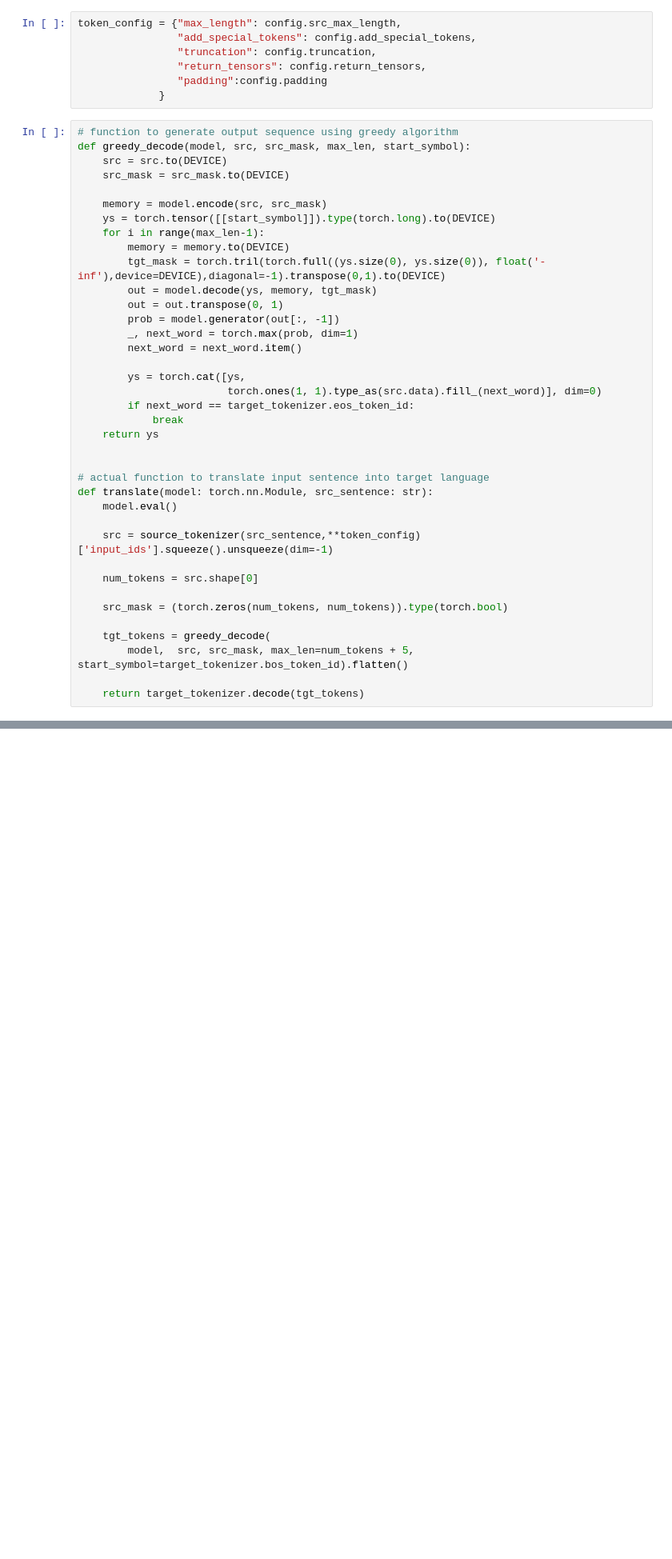
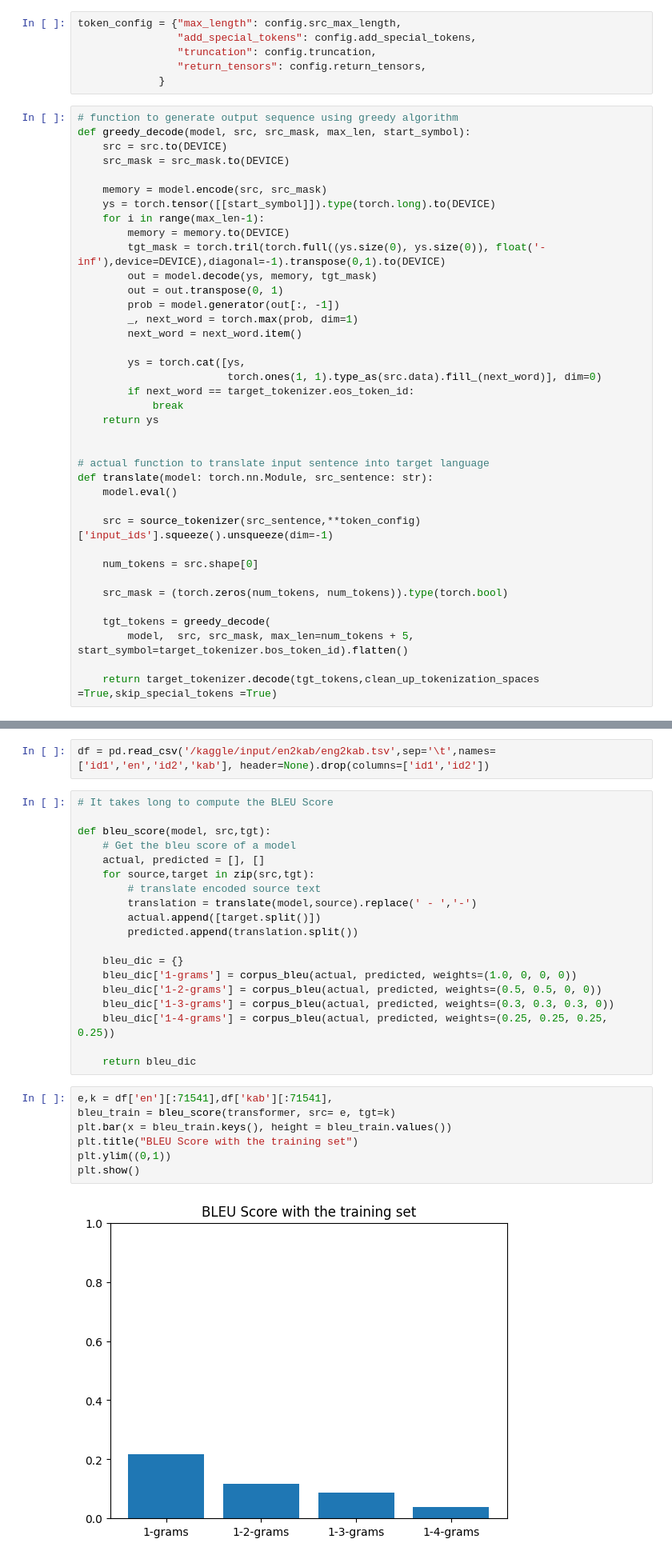
Before and after one commit to MostHumble/EN2KAB, a Jupyter notebook: models/VanillaTransformer.ipynb, the cells around one changed output, grey strips where cells are left out. Shown at 80% size. Drawn from its saved outputs; the diff is of its cells as text; blank space fills up the shorter version.

```diff
--- a/models/VanillaTransformer.ipynb
+++ b/models/VanillaTransformer.ipynb
@@ -321,7 +319,6 @@ token_config = {"max_length": config.src_max_length,
                 "add_special_tokens": config.add_special_tokens,
                 "truncation": config.truncation,
                 "return_tensors": config.return_tensors,
-                "padding":config.padding
              }
 # %%
 # function to generate output sequence using greedy algorithm
@@ -360,4 +357,4 @@ def translate(model: torch.nn.Module, src_sentence: str):
     tgt_tokens = greedy_decode(
         model,  src, src_mask, max_len=num_tokens + 5, start_symbol=target_tokenizer.bos_token_id).flatten()
 
-    return target_tokenizer.decode(tgt_tokens)
+    return target_tokenizer.decode(tgt_tokens,clean_up_tokenization_spaces =True,skip_special_tokens =True)
@@ -428,0 +426,30 @@ Azul, d acu i yi-d-yewwin ɣer yiri n yimi-sen, tzemreḍ ad d-taweḍ
+# %%
+df = pd.read_csv('/kaggle/input/en2kab/eng2kab.tsv',sep='\t',names=['id1','en','id2','kab'], header=None).drop(columns=['id1','id2'])
+# %%
+# It takes long to compute the BLEU Score
+
+def bleu_score(model, src,tgt):
+    # Get the bleu score of a model
+    actual, predicted = [], []
+    for source,target in zip(src,tgt):
+        # translate encoded source text
+        translation = translate(model,source).replace(' - ','-')
+        actual.append([target.split()])
+        predicted.append(translation.split())
+
+    bleu_dic = {}
+    bleu_dic['1-grams'] = corpus_bleu(actual, predicted, weights=(1.0, 0, 0, 0))
+    bleu_dic['1-2-grams'] = corpus_bleu(actual, predicted, weights=(0.5, 0.5, 0, 0))
+    bleu_dic['1-3-grams'] = corpus_bleu(actual, predicted, weights=(0.3, 0.3, 0.3, 0))
+    bleu_dic['1-4-grams'] = corpus_bleu(actual, predicted, weights=(0.25, 0.25, 0.25, 0.25))
+
+    return bleu_dic
+# %%
+e,k = df['en'][:71541],df['kab'][:71541],
+bleu_train = bleu_score(transformer, src= e, tgt=k)
+plt.bar(x = bleu_train.keys(), height = bleu_train.values())
+plt.title("BLEU Score with the training set")
+plt.ylim((0,1))
+plt.show()
+# %% [output]
+[figure, added]
```
Also changed, not shown: parts of 15 cells of this notebook.
